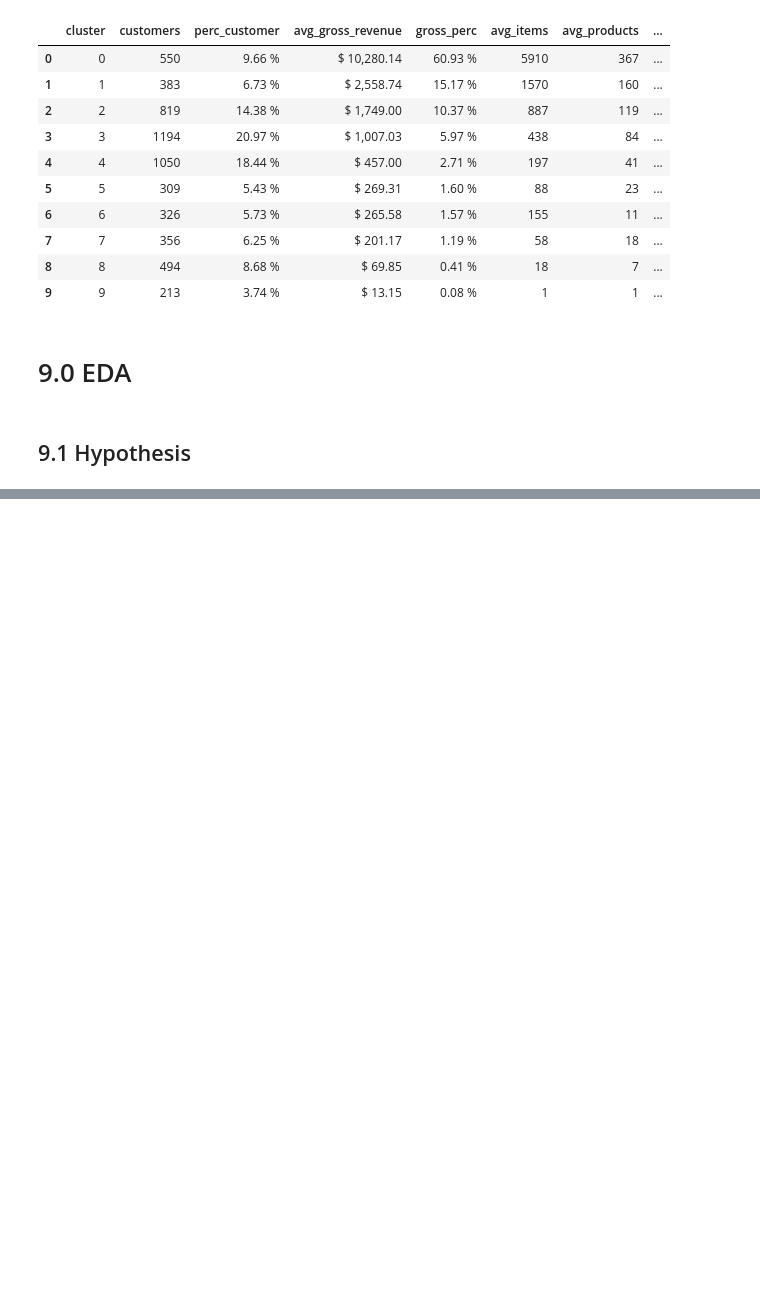
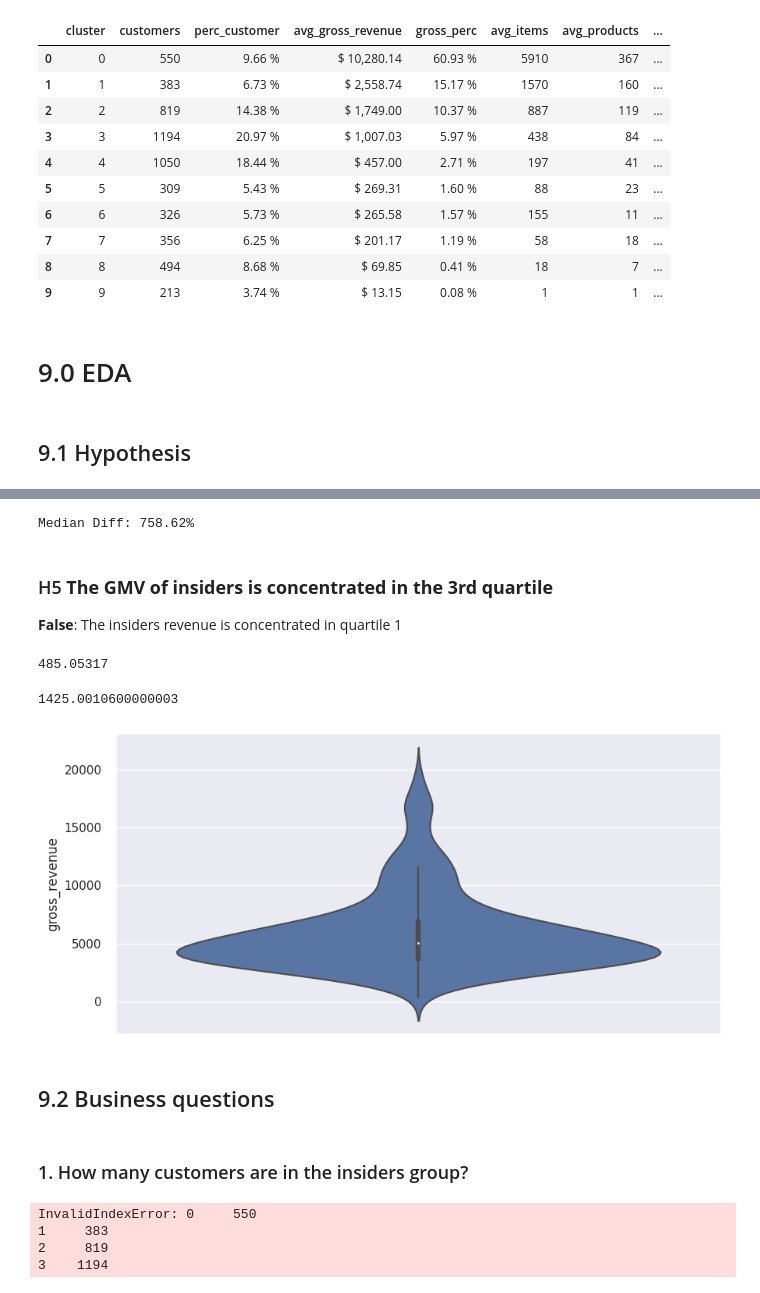
Before and after one commit to Eduardo-95-DS/Insiders-clustering, a Jupyter notebook: notebooks/look_8-ear-eda.ipynb, the cells around one changed output, grey strips where cells are left out. Saved outputs shown, nothing was run; the diff lists cells and outputs as text; code cells hidden in the pictures; blank space fills up the shorter version.

```diff
--- a/notebooks/look_8-ear-eda.ipynb
+++ b/notebooks/look_8-ear-eda.ipynb
@@ -2633,0 +2653,43 @@ df_sales_insiders
+# %%
+# mediana de gmv do insiders
+df_median_gmv_insiders = df8.loc[df8['cluster'] == 3, 'gross_revenue'].median()
+
+# mediana de gmv do total
+df_median_gmv_total = df8.loc[:, 'gross_revenue'].median()
+
+gmv_diff = ( df_median_gmv_insiders - df_median_gmv_total ) / df_median_gmv_total
+print( 'Median Diff: {:.2f}%'.format( 100*gmv_diff ) )
+# %% [output]
+Median Diff: 758.62%
+# %% [markdown]
+### H5 **The GMV of insiders is concentrated in the 3rd quartile**
+**False**: The insiders revenue is concentrated in quartile 1
+# %%
+np.percentile( df8.loc[df8['cluster'] == 3, 'gross_revenue'], q=0.1 )
+# %% [output]
+485.05317
+# %%
+np.percentile( df8.loc[df8['cluster'] == 3, 'gross_revenue'], q=0.9 )
+# %% [output]
+1425.0010600000003
+# %%
+rcParams['figure.figsize'] = 10,5
+
+# df_aux = df8.loc[(df8['cluster'] == 3),'gross_revenue']
+
+df_aux = df8.loc[(df8['cluster'] == 3) & (df8['gross_revenue'] < 20000 ), 'gross_revenue'];
+# sns.boxplot( y=df_aux );
+sns.violinplot( y=df_aux );
+# %% [output]
+[figure, added]
+# %% [markdown]
+## 9.2 Business questions
+# %% [markdown]
+### 1. How many customers are in the insiders group?
+# %%
+df_cluster.loc[df_cluster['customers']:1]
+# %% [output]
+InvalidIndexError: 0     550
+1     383
+2     819
+3    1194
```
Also changed, not shown: parts of 9 cells of this notebook.
